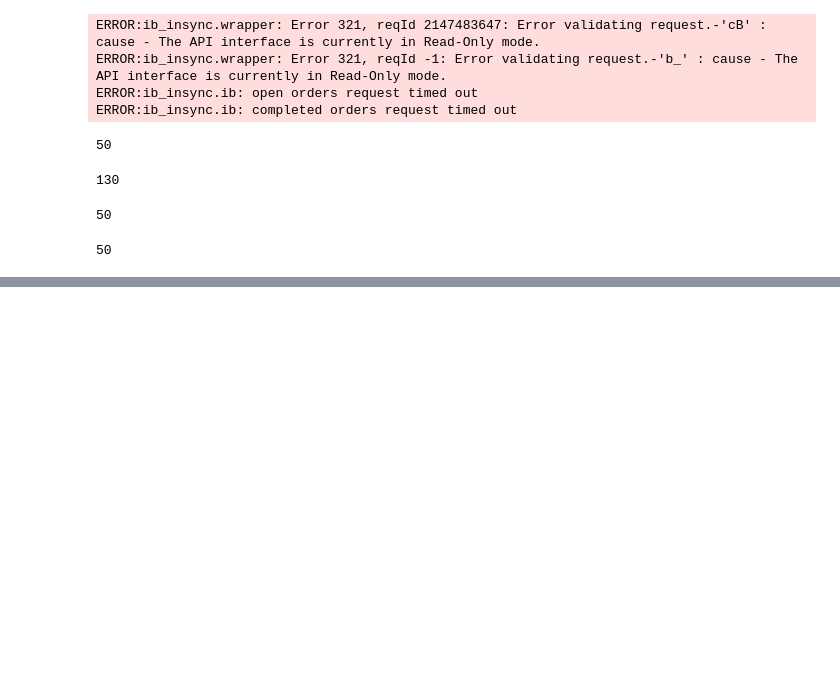
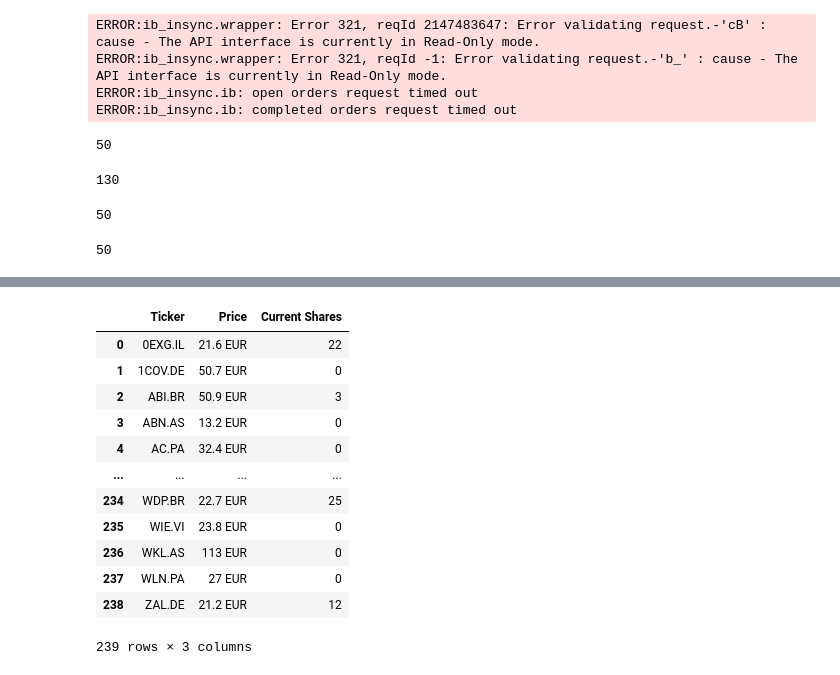
Before and after one commit to felixludos/stox, a Jupyter notebook: notebooks/scratch2023.ipynb, the cells around one changed output, grey strips where cells are left out. Drawn from its saved outputs; the diff is of its cells as text; code cells hidden in the pictures; blank space fills up the shorter version.

```diff
--- a/notebooks/scratch2023.ipynb
+++ b/notebooks/scratch2023.ipynb
@@ -76,0 +126,17 @@ out = xmltodict.parse(ibe.recommendations(contract_from_info(eur[0])))
+# %%
+df = stats[['Ticker', 'Price', 'Current Shares']]#.to_dict()
+df
+# %% [output]
+|  | Ticker | Price | Current Shares |
+| 0 | 0EXG.IL | 21.6 EUR | 22 |
+| 1 | 1COV.DE | 50.7 EUR | 0 |
+| 2 | ABI.BR | 50.9 EUR | 3 |
+| 3 | ABN.AS | 13.2 EUR | 0 |
+| 4 | AC.PA | 32.4 EUR | 0 |
+| ... | ... | ... | ... |
+| 234 | WDP.BR | 22.7 EUR | 25 |
+| 235 | WIE.VI | 23.8 EUR | 0 |
+| 236 | WKL.AS | 113 EUR | 0 |
+| 237 | WLN.PA | 27 EUR | 0 |
+| 238 | ZAL.DE | 21.2 EUR | 12 |
+239 rows × 3 columns
```
Also changed, not shown: parts of 13 cells of this notebook, 11 other files.
